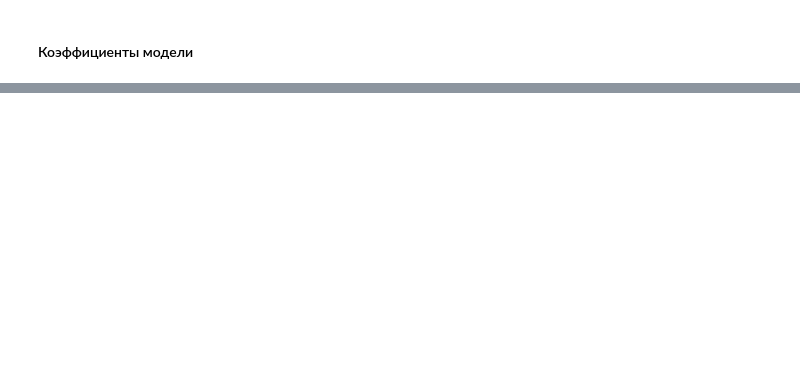
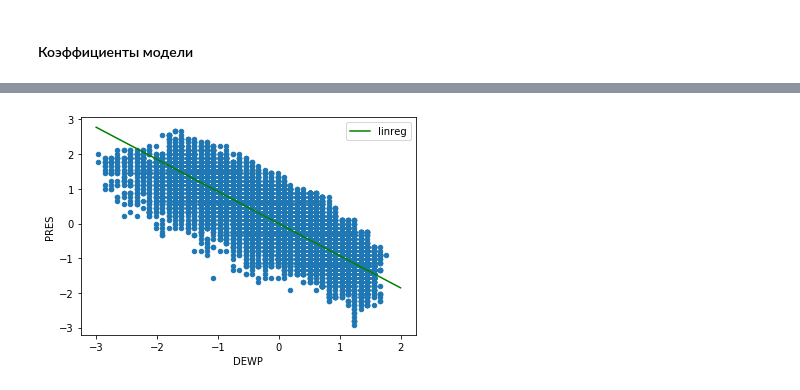
Before and after one commit to fukinii/ml, a Jupyter notebook: task_1/HW1.ipynb, the cells around one changed output, grey strips where cells are left out. Cells and saved outputs as stored; diff of their text form; code cells hidden in the pictures; blank space fills up the shorter version.

```diff
--- a/task_1/HW1.ipynb
+++ b/task_1/HW1.ipynb
@@ -203,0 +197,14 @@ array([ 2.93713912e+01, -2.82941674e+01, -9.97030931e+00, -8.13660235e-01,
+# %%
+f = lambda x: w_0 + w_1 * x
+x = np.linspace(-3, 2, 100)
+y_1 = f(x)
+
+data.plot(x='DEWP', y='PRES', kind='scatter')
+plt.plot(x, y_1, label='linreg', color='g')
+
+plt.xlabel('DEWP')
+plt.ylabel('PRES')
+plt.legend(loc='best')
+plt.show()
+# %% [output]
+[figure, added]
```
Also changed, not shown: parts of 27 cells of this notebook, 1 other file.
